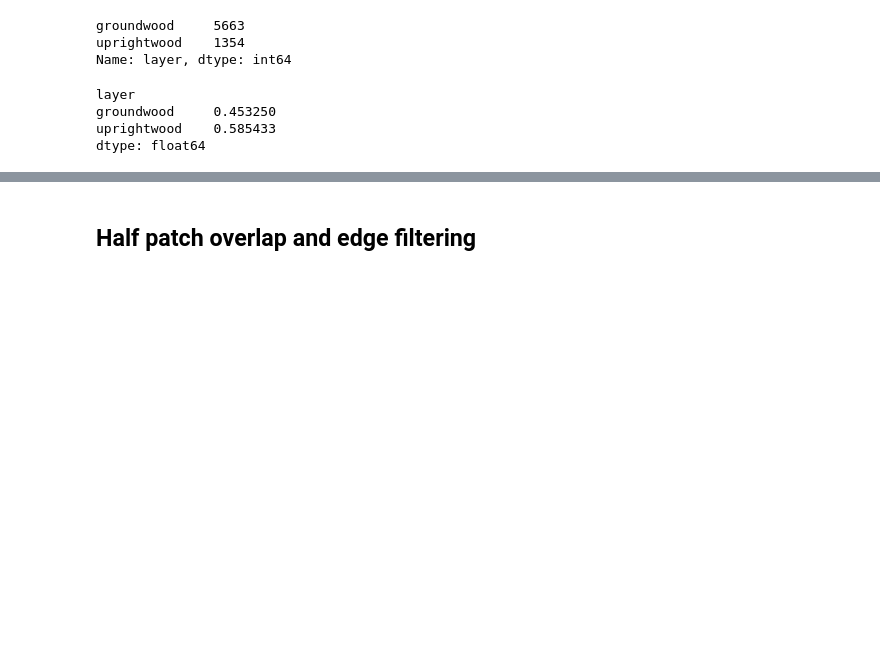
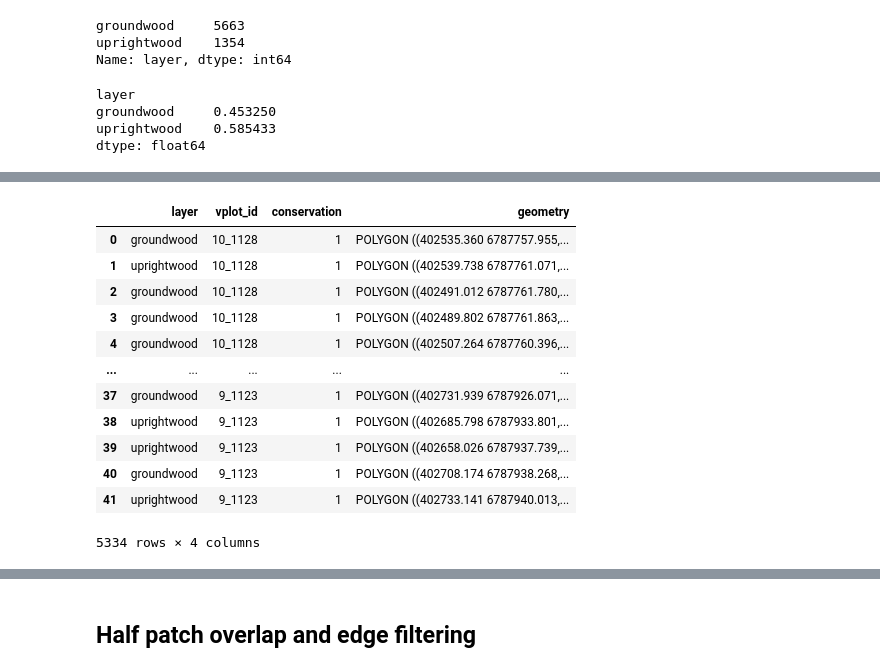
Before and after one commit to mayrajeo/maskrcnn-deadwood, a Jupyter notebook: notebooks/5_virtual_plot_level_results.ipynb, the cells around one changed output, grey strips where cells are left out. Drawn from its saved outputs; the diff is of its cells as text; code cells hidden in the pictures; blank space fills up the shorter version.

```diff
--- a/notebooks/5_virtual_plot_level_results.ipynb
+++ b/notebooks/5_virtual_plot_level_results.ipynb
@@ -184,3 +184,6 @@ DONE (t=0.01s).
  Average Recall     (AR) @[ IoU=0.50:0.95 | area= small | maxDets=1000 ] = 0.325
  Average Recall     (AR) @[ IoU=0.50:0.95 | area=medium | maxDets=1000 ] = 0.306
  Average Recall     (AR) @[ IoU=0.50:0.95 | area= large | maxDets=1000 ] = 0.900
+# %%
+fp_cols = [f'FP_{np.round(i, 2)}' for i in np.arange(0.5, 1.04, 0.05)]
+tp_cols = [f'TP_{np.round(i, 2)}' for i in np.arange(0.5, 1.03, 0.05)]
@@ -367,3 +467,14 @@ preds_merged.layer.value_counts()
 groundwood     1665
 uprightwood     258
 Name: layer, dtype: int64
+# %%
+tp_truths = truths.copy()
+tp_truths.rename(columns={'groundwood':'label'}, inplace=True)
+truth_sindex = tp_truths.sindex
+fp_preds_merged = preds_merged.copy()
+pred_sindex = fp_preds_merged.sindex
+tp_truths[tp_cols] = tp_truths.progress_apply(lambda row: is_true_positive(row, fp_preds_merged, pred_sindex),
+                                              axis=1, result_type='expand')
+fp_preds_merged[fp_cols] = fp_preds_merged.progress_apply(lambda row: is_false_positive(row, tp_truths, truth_sindex,
+                                                                            fp_preds_merged, pred_sindex),
+                                            axis=1, result_type='expand')
@@ -461,3 +608,19 @@ Evaluate annotation type *segm*
  Average Recall     (AR) @[ IoU=0.50:0.95 | area= small | maxDets=1000 ] = 0.212
  Average Recall     (AR) @[ IoU=0.50:0.95 | area=medium | maxDets=1000 ] = 0.348
  Average Recall     (AR) @[ IoU=0.50:0.95 | area= large | maxDets=1000 ] = 0.679
+# %%
+tp_truths
+# %% [output]
+|  | layer | vplot_id | conservation | geometry |
+| 0 | groundwood | 10_1128 | 1 | POLYGON ((402535.360 6787757.955,... |
+| 1 | uprightwood | 10_1128 | 1 | POLYGON ((402539.738 6787761.071,... |
+| 2 | groundwood | 10_1128 | 1 | POLYGON ((402491.012 6787761.780,... |
+| 3 | groundwood | 10_1128 | 1 | POLYGON ((402489.802 6787761.863,... |
+| 4 | groundwood | 10_1128 | 1 | POLYGON ((402507.264 6787760.396,... |
+| ... | ... | ... | ... | ... |
+| 37 | groundwood | 9_1123 | 1 | POLYGON ((402731.939 6787926.071,... |
+| 38 | uprightwood | 9_1123 | 1 | POLYGON ((402685.798 6787933.801,... |
+| 39 | uprightwood | 9_1123 | 1 | POLYGON ((402658.026 6787937.739,... |
+| 40 | groundwood | 9_1123 | 1 | POLYGON ((402708.174 6787938.268,... |
+| 41 | uprightwood | 9_1123 | 1 | POLYGON ((402733.141 6787940.013,... |
+5334 rows × 4 columns
```
Also changed, not shown: parts of 50 cells of this notebook.
